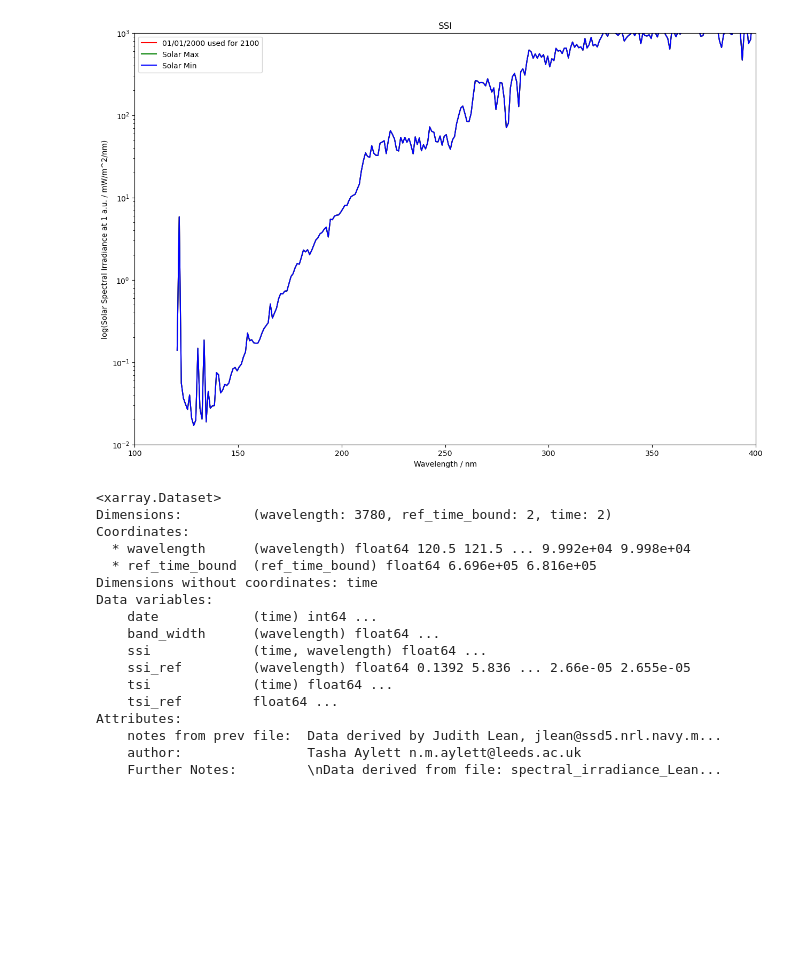
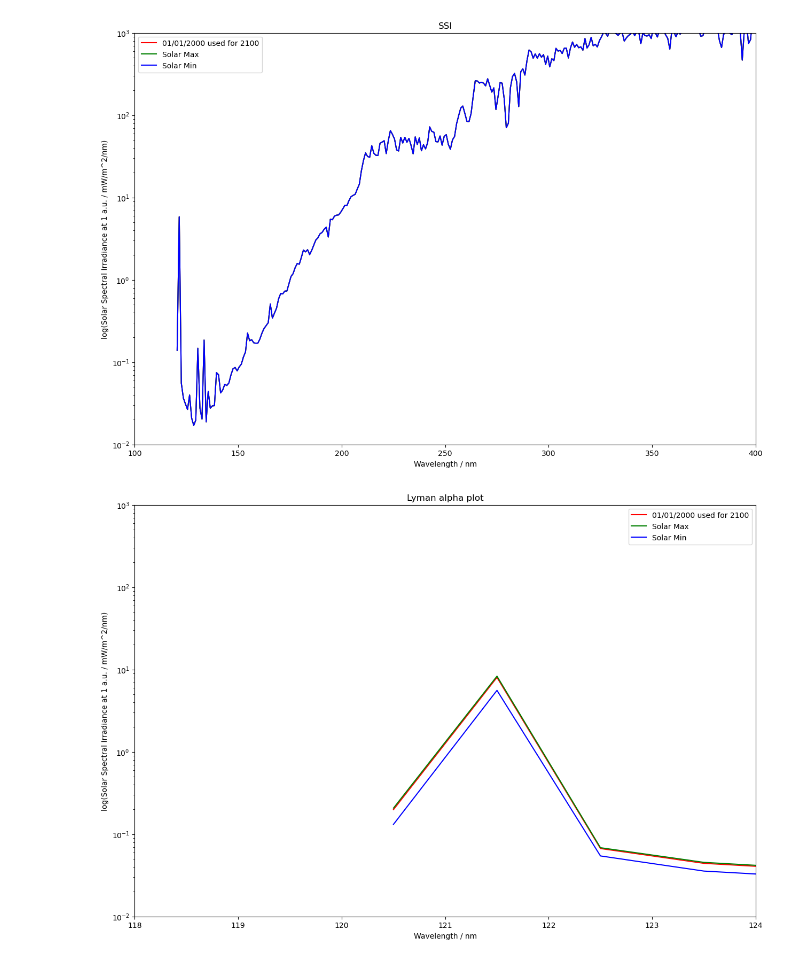
Before and after one commit to CharlieReyno/Sporadic-E-Project, a Jupyter notebook: solar.ipynb, the cells around one changed output. Drawn from its saved outputs; the diff is of its cells as text; code cells hidden in the pictures; blank space fills up the shorter version.

```diff
--- a/solar.ipynb
+++ b/solar.ipynb
@@ -104,23 +104,37 @@ ax.set_title('SSI')
 plt.show()
 # %% [output]
 [figure]
-# %%
-ds_sol_max
-# %% [output]
-<xarray.Dataset>
-Dimensions:         (wavelength: 3780, ref_time_bound: 2, time: 2)
-Coordinates:
-  * wavelength      (wavelength) float64 120.5 121.5 ... 9.992e+04 9.998e+04
-  * ref_time_bound  (ref_time_bound) float64 6.696e+05 6.816e+05
-Dimensions without coordinates: time
-Data variables:
-    date            (time) int64 ...
-    band_width      (wavelength) float64 ...
-    ssi             (time, wavelength) float64 ...
-    ssi_ref         (wavelength) float64 0.1392 5.836 ... 2.66e-05 2.655e-05
-    tsi             (time) float64 ...
-    tsi_ref         float64 ...
-Attributes:
-    notes from prev file:  Data derived by Judith Lean, jlean@ssd5.nrl.navy.m...
-    author:                Tasha Aylett n.m.aylett@leeds.ac.uk
-    Further Notes:         \nData derived from file: spectral_irradiance_Lean...
+# %%
+fig, ax =plt.subplots(figsize=(15,10))
+
+ax.plot(ds_cli_tsl['wavelength'],
+        ds_cli_tsl['ssi'],
+        color='red',
+        label='01/01/2000 used for 2100',
+        # marker='o'
+       )
+
+ax.plot(ds_max_tsl['wavelength'],
+        ds_max_tsl['ssi'],
+        color='green',
+        label='Solar Max',
+        # marker='^'
+        )
+
+ax.plot(ds_min_tsl['wavelength'],
+        ds_min_tsl['ssi'],
+        color='blue',
+        label='Solar Min',
+        # marker='x'
+        )
+
+ax.set_yscale('log')
+ax.set_xbound(lower=118, upper=124)
+ax.set_ybound(lower=1e-2, upper=1e3)
+ax.legend()
+ax.set_xlabel('Wavelength / nm')
+ax.set_ylabel('log(Solar Spectral Irradiance at 1 a.u. / mW/m^2/nm)')
+ax.set_title('Lyman alpha plot')
+plt.show()
+# %% [output]
+[figure, added]
```
Also changed, not shown: 2 other files.
